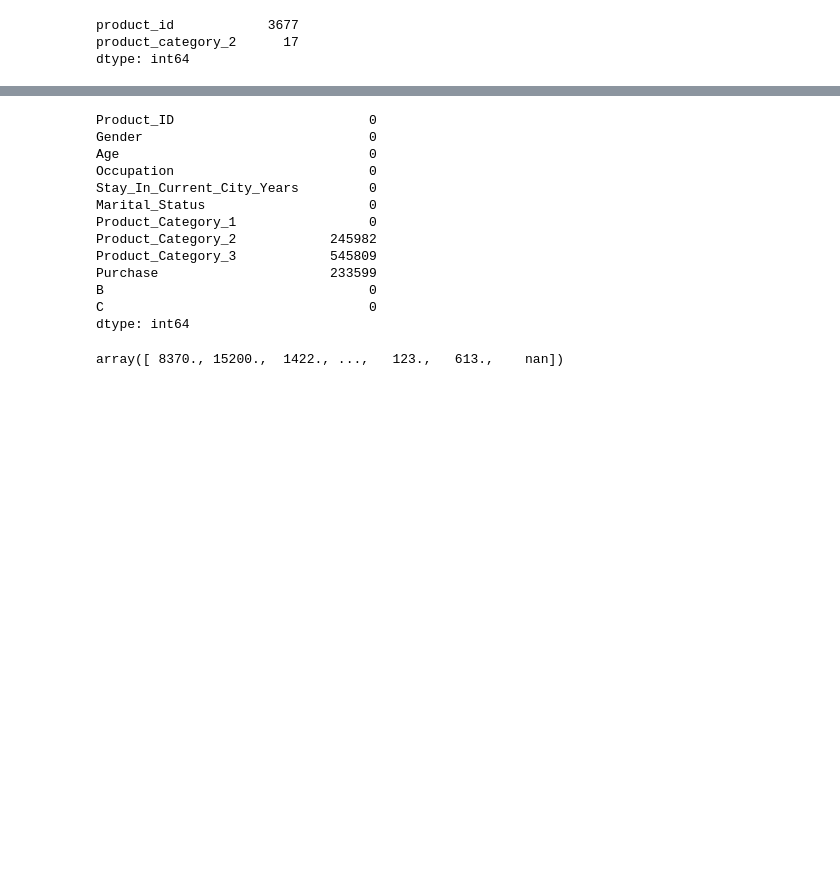
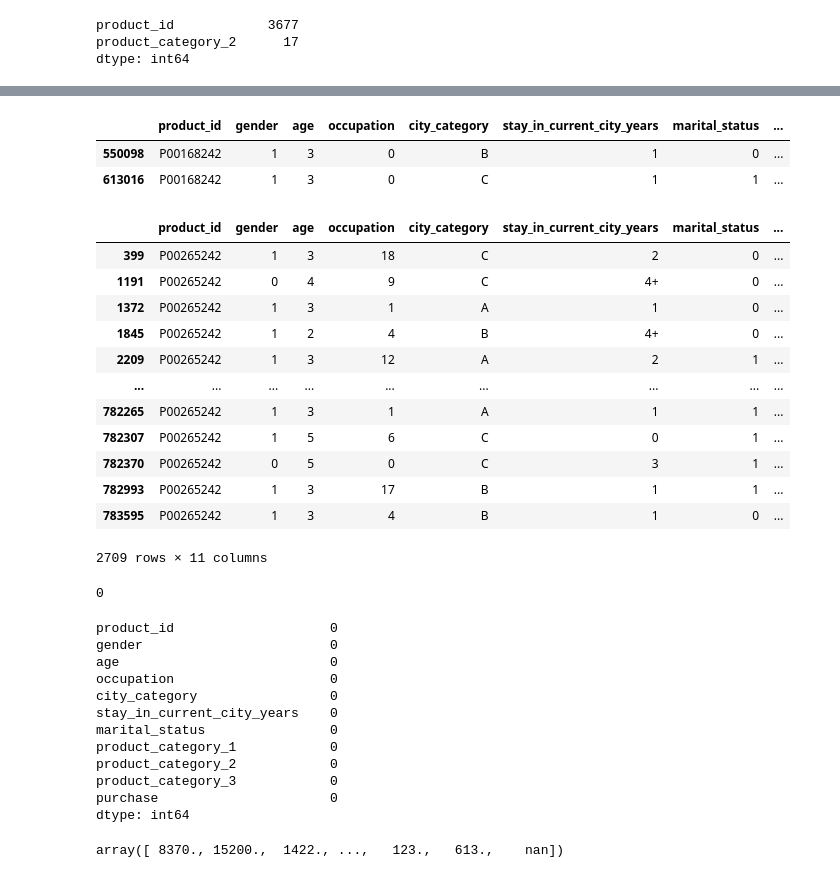
Before and after one commit to kirandhasade/Black_Friday_Analysis, a Jupyter notebook: Black friday.ipynb, the cells around one changed output, grey strips where cells are left out. Cells and saved outputs as stored; diff of their text form; code cells hidden in the pictures; blank space fills up the shorter version.

```diff
--- a/Black friday.ipynb
+++ b/Black friday.ipynb
@@ -384,0 +246,6 @@ AttributeError: 'NoneType' object has no attribute 'Product_ID'
+# %%
+final_df['product_category_2'] = final_df['product_category_2'].fillna(0)
+# %%
+final_df['product_category_3'] = final_df['product_category_3'].fillna(0)
+# %%
+final_df['purchase'] = final_df['purchase'].fillna(test.groupby('product_id')['purchase'].transform('mean'))
@@ -384,0 +269,22 @@ AttributeError: 'NoneType' object has no attribute 'Product_ID'
+# %%
+final_df[final_df.product_id.isin(['P00168242'])]
+# %% [output]
+|  | product_id | gender | age | occupation | city_category | stay_in_current_city_years | marital_status | ... |
+| 550098 | P00168242 | 1 | 3 | 0 | B | 1 | 0 | ... |
+| 613016 | P00168242 | 1 | 3 | 0 | C | 1 | 1 | ... |
+# %%
+final_df[final_df.product_id.isin(['P00265242'])]
+# %% [output]
+|  | product_id | gender | age | occupation | city_category | stay_in_current_city_years | marital_status | ... |
+| 399 | P00265242 | 1 | 3 | 18 | C | 2 | 0 | ... |
+| 1191 | P00265242 | 0 | 4 | 9 | C | 4+ | 0 | ... |
+| 1372 | P00265242 | 1 | 3 | 1 | A | 1 | 0 | ... |
+| 1845 | P00265242 | 1 | 2 | 4 | B | 4+ | 0 | ... |
+| 2209 | P00265242 | 1 | 3 | 12 | A | 2 | 1 | ... |
+| ... | ... | ... | ... | ... | ... | ... | ... | ... |
+| 782265 | P00265242 | 1 | 3 | 1 | A | 1 | 1 | ... |
+| 782307 | P00265242 | 1 | 5 | 6 | C | 0 | 1 | ... |
+| 782370 | P00265242 | 0 | 5 | 0 | C | 3 | 1 | ... |
+| 782993 | P00265242 | 1 | 3 | 17 | B | 1 | 1 | ... |
+| 783595 | P00265242 | 1 | 3 | 4 | B | 1 | 0 | ... |
+2709 rows × 11 columns
@@ -385,18 +293,21 @@ AttributeError: 'NoneType' object has no attribute 'Product_ID'
+# %%
+final_df.purchase.isnull().sum()
+# %% [output]
+0
 # %%
-df.isnull().sum()
+final_df.isnull().sum()
 # %% [output]
-Product_ID                         0
-Gender                             0
-Age                                0
-Occupation                         0
-Stay_In_Current_City_Years         0
-Marital_Status                     0
-Product_Category_1                 0
-Product_Category_2            245982
-Product_Category_3            545809
-Purchase                      233599
-B                                  0
-C                                  0
+product_id                    0
+gender                        0
+age                           0
+occupation                    0
+city_category                 0
+stay_in_current_city_years    0
+marital_status                0
+product_category_1            0
+product_category_2            0
+product_category_3            0
+purchase                      0
 dtype: int64
 # %%
 df['Purchase'].unique()
```
Also changed, not shown: parts of 59 cells of this notebook.
